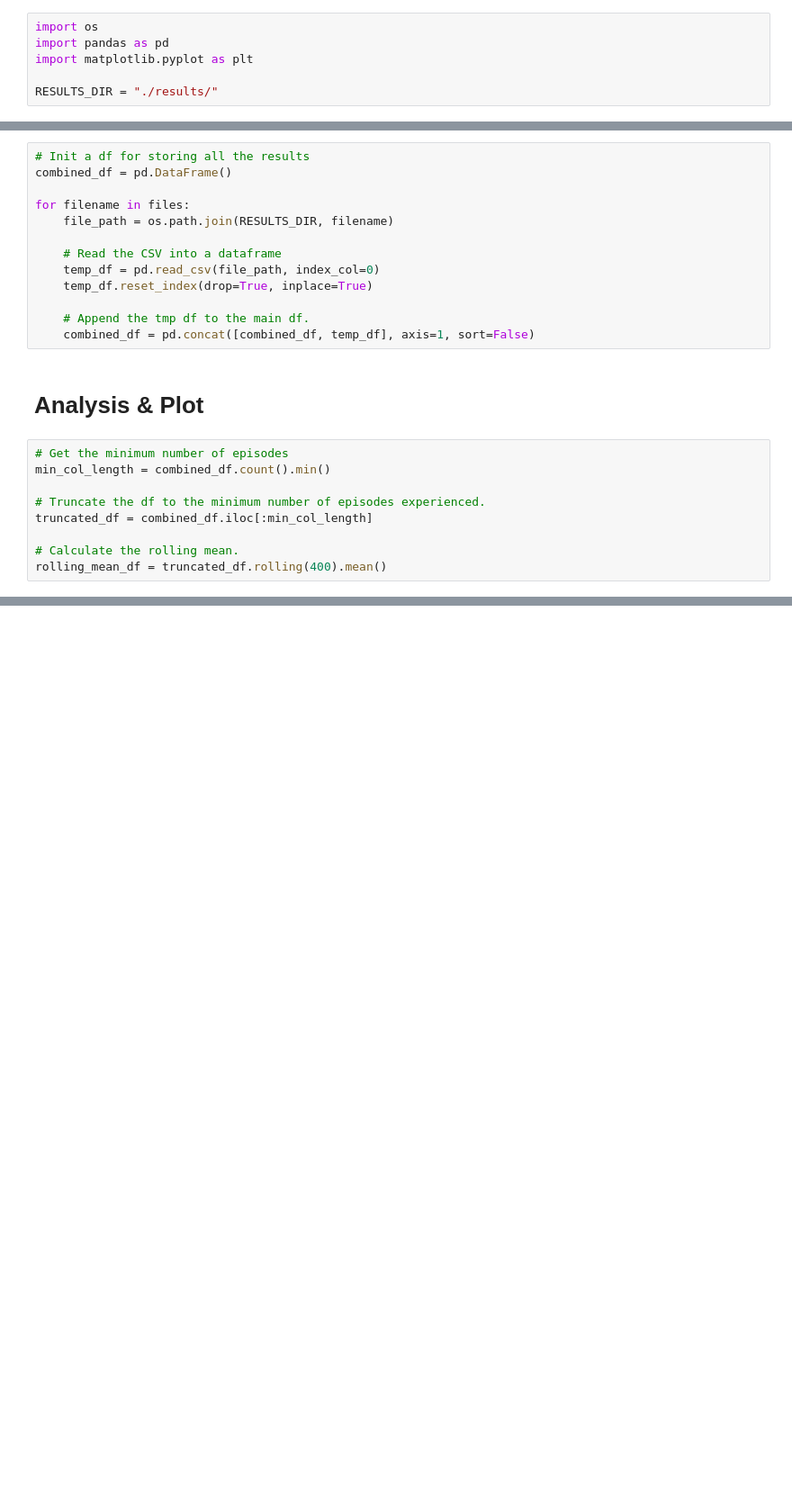
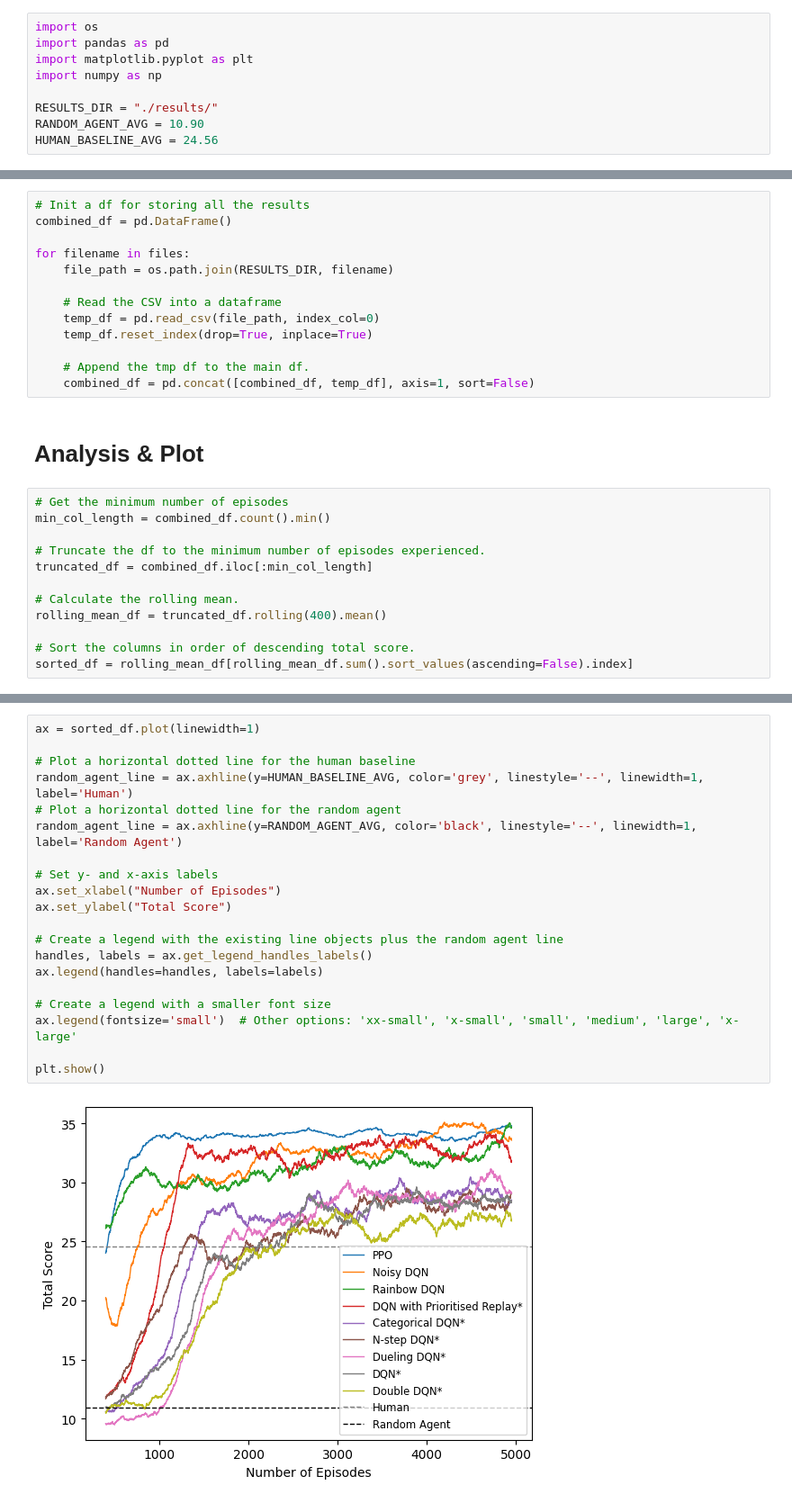
Before and after one commit to CM30359-Group-14/Group-Assignment, a Jupyter notebook: results_analysis.ipynb, the cells around one changed output, grey strips where cells are left out. Shown at 90% size. Saved outputs shown, nothing was run; the diff lists cells and outputs as text; blank space fills up the shorter version.

```diff
--- a/results_analysis.ipynb
+++ b/results_analysis.ipynb
@@ -4,8 +4,11 @@
 import os
 import pandas as pd
 import matplotlib.pyplot as plt
+import numpy as np
 
 RESULTS_DIR = "./results/"
+RANDOM_AGENT_AVG = 10.90
+HUMAN_BASELINE_AVG = 24.56
 # %% [markdown]
 # Join the CSV Files
 # %%
@@ -34,3 +37,6 @@ truncated_df = combined_df.iloc[:min_col_length]
 
 # Calculate the rolling mean.
 rolling_mean_df = truncated_df.rolling(400).mean()
+
+# Sort the columns in order of descending total score.
+sorted_df = rolling_mean_df[rolling_mean_df.sum().sort_values(ascending=False).index]
@@ -46,0 +43,22 @@ plt.show()
+# %%
+ax = sorted_df.plot(linewidth=1)
+
+# Plot a horizontal dotted line for the human baseline
+random_agent_line = ax.axhline(y=HUMAN_BASELINE_AVG, color='grey', linestyle='--', linewidth=1, label='Human')
+# Plot a horizontal dotted line for the random agent
+random_agent_line = ax.axhline(y=RANDOM_AGENT_AVG, color='black', linestyle='--', linewidth=1, label='Random Agent')
+
+# Set y- and x-axis labels
+ax.set_xlabel("Number of Episodes")
+ax.set_ylabel("Total Score")
+
+# Create a legend with the existing line objects plus the random agent line
+handles, labels = ax.get_legend_handles_labels()
+ax.legend(handles=handles, labels=labels)
+
+# Create a legend with a smaller font size
+ax.legend(fontsize='small')  # Other options: 'xx-small', 'x-small', 'small', 'medium', 'large', 'x-large'
+
+plt.show()
+# %% [output]
+[figure, added]
```
Also changed, not shown: parts of 6 cells of this notebook, 20 other files.
